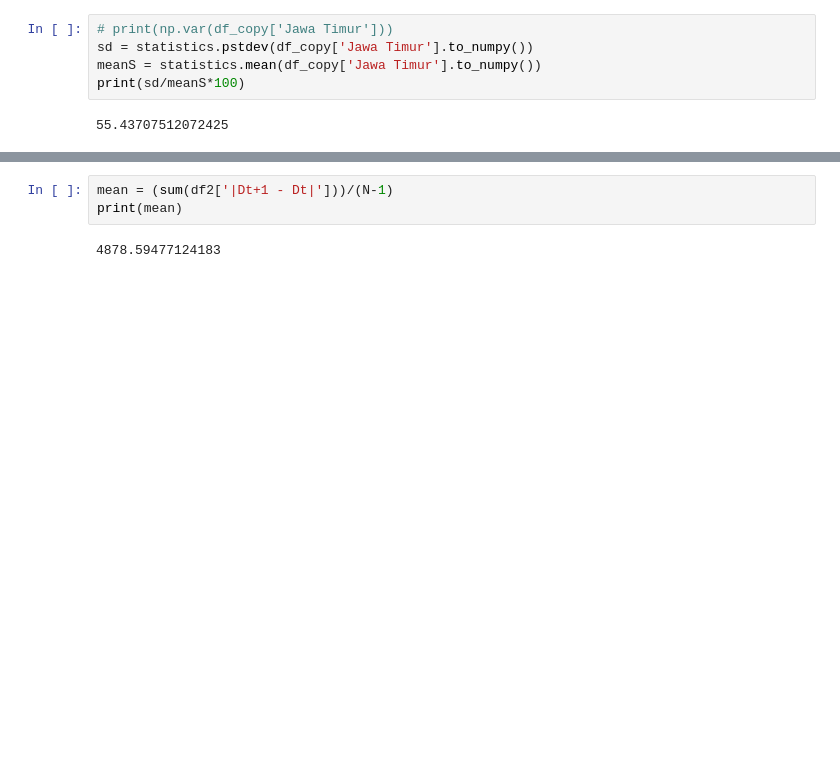
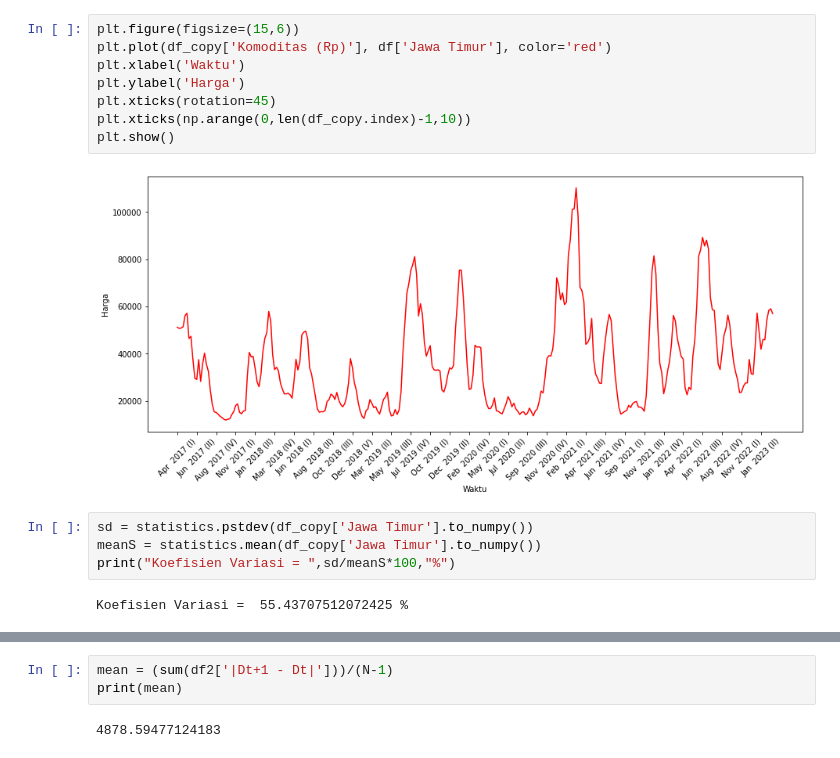
Before and after one commit to vidakomaria/fuzzyTS, a Jupyter notebook: code_cabai merah.ipynb, the cells around one changed output, grey strips where cells are left out. Saved outputs shown, nothing was run; the diff lists cells and outputs as text; blank space fills up the shorter version.

```diff
--- a/code_cabai merah.ipynb
+++ b/code_cabai merah.ipynb
@@ -46,10 +57,19 @@ df_copy
+# %%
+plt.figure(figsize=(15,6))
+plt.plot(df_copy['Komoditas (Rp)'], df['Jawa Timur'], color='red')
+plt.xlabel('Waktu')
+plt.ylabel('Harga')
+plt.xticks(rotation=45)
+plt.xticks(np.arange(0,len(df_copy.index)-1,10))
+plt.show()
+# %% [output]
+[figure, added]
 # %%
-# print(np.var(df_copy['Jawa Timur']))
 sd = statistics.pstdev(df_copy['Jawa Timur'].to_numpy())
 meanS = statistics.mean(df_copy['Jawa Timur'].to_numpy())
-print(sd/meanS*100)
+print("Koefisien Variasi = ",sd/meanS*100,"%")
 # %% [output]
-55.43707512072425
+Koefisien Variasi =  55.43707512072425 %
 # %%
 Dt = df_copy['Jawa Timur']
 Dmin = Dt.min()
```
Also changed, not shown: parts of 36 cells of this notebook, 1 other file.
